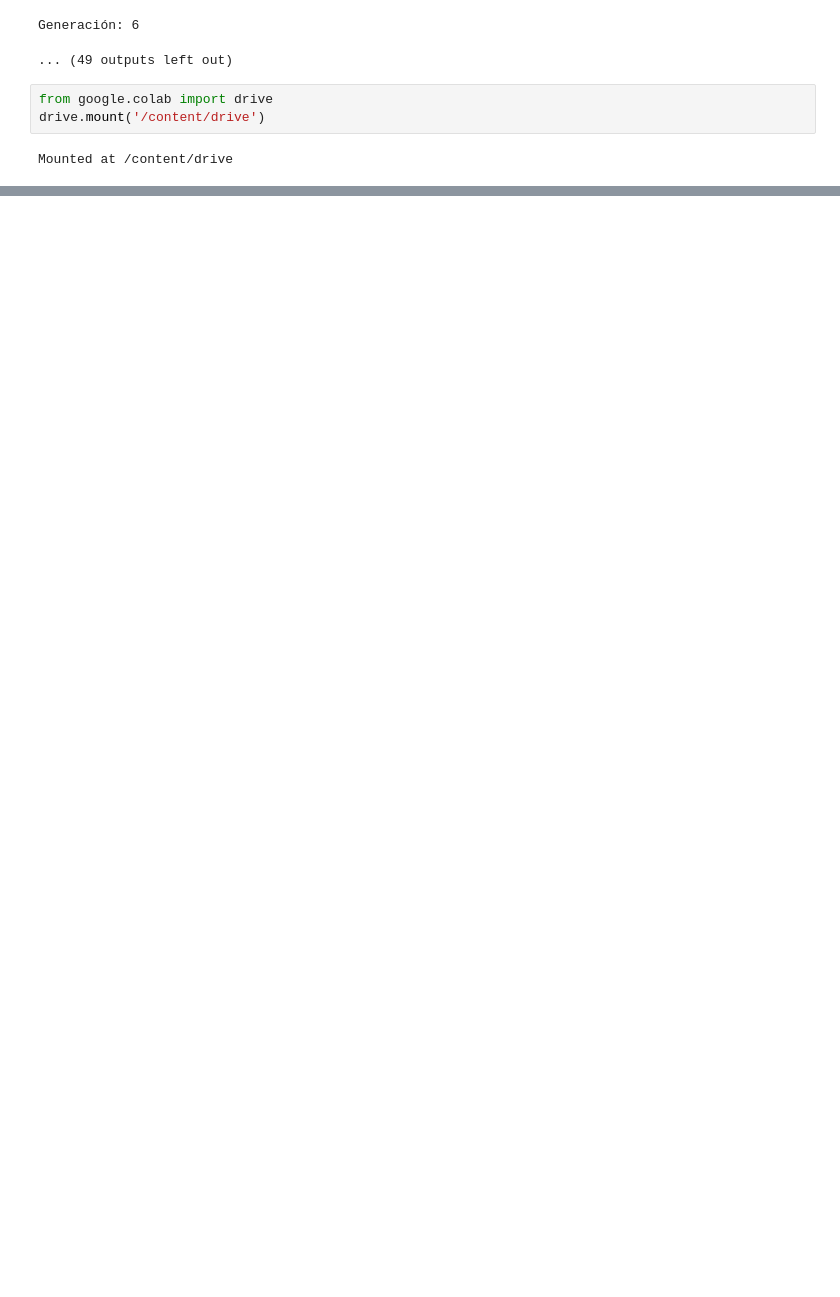
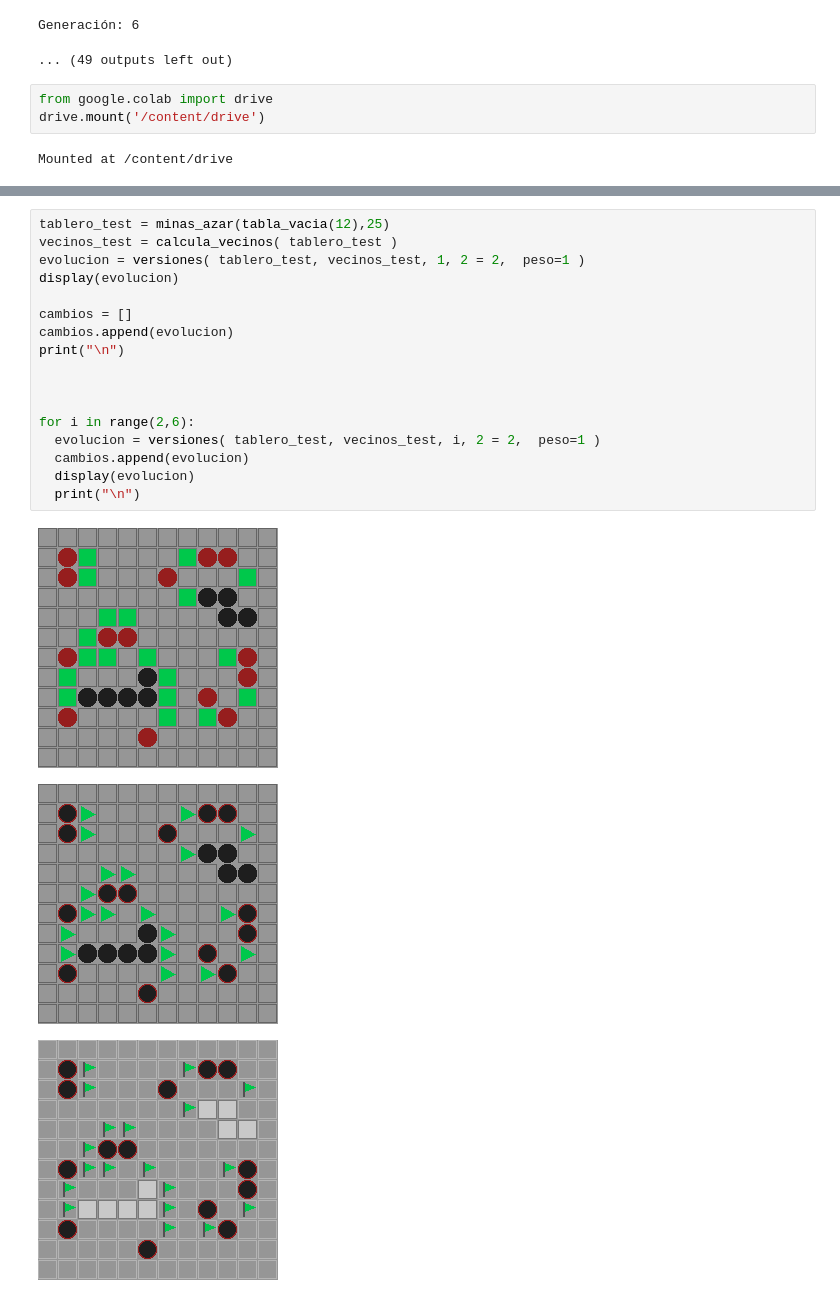
Before and after one commit to meavac/buscamina_ft_gameolife, a Jupyter notebook: Buscaminas.ipynb, the cells around one changed output, grey strips where cells are left out. Cells and saved outputs as stored; diff of their text form; blank space fills up the shorter version.

```diff
--- a/Buscaminas.ipynb
+++ b/Buscaminas.ipynb
@@ -203,0 +331,21 @@ generate_gif(seq, "/content/drive/MyDrive/Colab Notebooks/minesweeper.gif")
+# %%
+tablero_test = minas_azar(tabla_vacia(12),25)
+vecinos_test = calcula_vecinos( tablero_test )
+evolucion = versiones( tablero_test, vecinos_test, 1, 2 = 2,  peso=1 )
+display(evolucion)
+
+cambios = []
+cambios.append(evolucion)
+print("\n")
+
+
+
+for i in range(2,6):
+  evolucion = versiones( tablero_test, vecinos_test, i, 2 = 2,  peso=1 )
+  cambios.append(evolucion)
+  display(evolucion)
+  print("\n")
+# %% [output]
+[figure, added]
+[figure, added]
+[figure, added]
```
Also changed, not shown: parts of 12 cells of this notebook.
